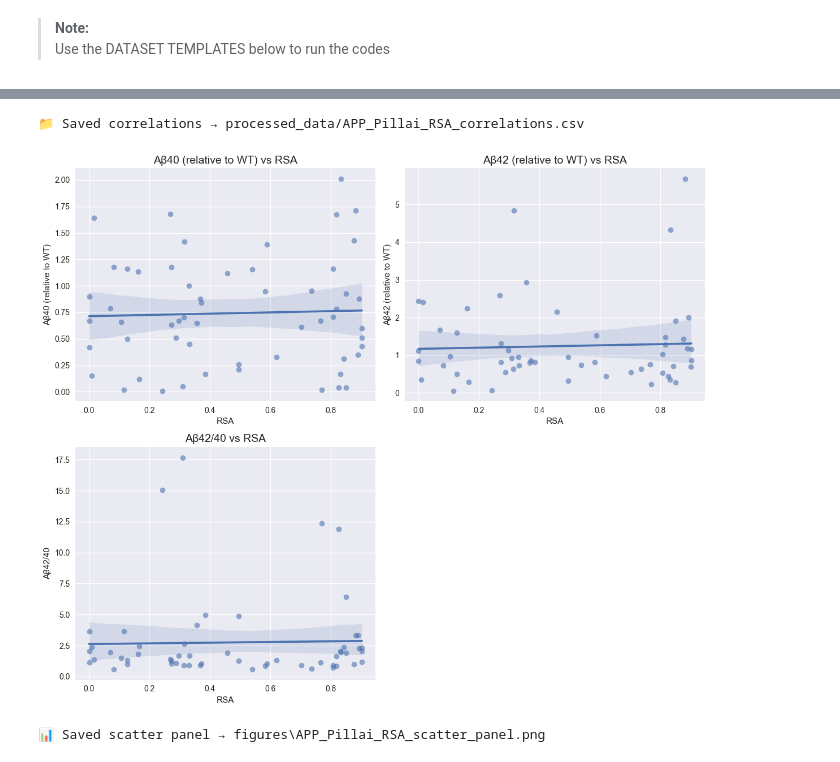
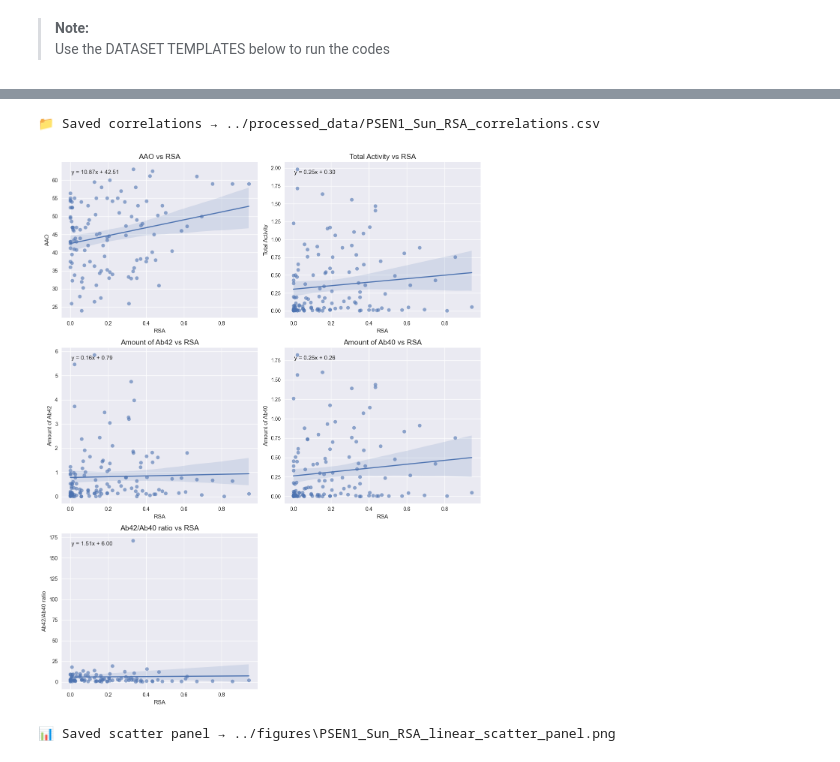
Before and after one commit to jiyeonsongg/am_analysis, a Jupyter notebook: codes/correlation_rsa.ipynb, the cells around one changed output, grey strips where cells are left out. Saved outputs shown, nothing was run; the diff lists cells and outputs as text; code cells hidden in the pictures.

```diff
--- a/codes/correlation_rsa.ipynb
+++ b/codes/correlation_rsa.ipynb
@@ -21,7 +26,13 @@ def extract_position(df, mutation_col="Mutation"):
 # %%
 # --- 2️⃣ Merge RSA with dataset ---
 def merge_rsa(rsa_df, dataset_df, rsa_key="ResNum", data_key="Position"):
-    return pd.merge(dataset_df, rsa_df, left_on=data_key, right_on=rsa_key, how="left")
+    return pd.merge(
+        dataset_df,
+        rsa_df,
+        left_on=data_key,
+        right_on=rsa_key,
+        how="left"
+    )
 # %%
 # --- 3️⃣ Compute Spearman correlations ---
 def compute_rsa_correlations(merged_df, outcome_cols):
@@ -80,9 +122,9 @@ def plot_scatter_panel(merged_df, outcome_cols, dataset_name, save_dir="figures"
 > **Note:**
 > Use the DATASET TEMPLATES below to run the codes
 # %%
-# DATA_NAME = "PSEN1_Sun"
-# RSA_FILE = "processed_data/PSEN1_AF3_RSA.csv"
-# DATASET_FILE = "raw_data/PSEN1_Sun.csv"
-# OUTCOME_COLUMNS = ["AAO", "Total Activity", "Amount of Ab42", "Amount of Ab40", "Ab42/Ab40 ratio"]
+DATA_NAME = "PSEN1_Sun"
+RSA_FILE = "../processed_data/PSEN1_AF3_RSA.csv"
+DATA_FILE = "../raw_data/PSEN1_Sun.csv"
+OUTCOME_COLUMNS = ["AAO", "Total Activity", "Amount of Ab42", "Amount of Ab40", "Ab42/Ab40 ratio"]
 # %%
 # DATA_NAME = "PSEN1_Petit"
@@ -101,13 +143,13 @@ def plot_scatter_panel(merged_df, outcome_cols, dataset_name, save_dir="figures"
 # OUTCOME_COLUMNS = ["Aβ40 (relative to WT)", "Aβ42 (relative to WT)", "Aβ42/40"]
 # %%
-DATA_NAME = "APP_Pillai"
-RSA_FILE = "processed_data/APP_AF3_RSA.csv"
-DATA_FILE = "raw_data/APP_Pillai.csv"
-OUTCOME_COLUMNS = ["Aβ40 (relative to WT)", "Aβ42 (relative to WT)", "Aβ42/40"]
+# DATA_NAME = "APP_Pillai"
+# RSA_FILE = "../processed_data/APP_AF3_RSA.csv"
+# DATA_FILE = "../raw_data/APP_Pillai.csv"
+# OUTCOME_COLUMNS = ["Aβ40 (relative to WT)", "Aβ42 (relative to WT)", "Aβ42/40"]
 # %%
 # --- 5️⃣ Load Files ---
 rsa_df = pd.read_csv(RSA_FILE)
-dataset_df = pd.read_csv(DATASET_FILE)
+dataset_df = pd.read_csv(DATA_FILE)
 # %%
 # --- 6️⃣ Prepare Dataset ---
 dataset_df = extract_position(dataset_df, mutation_col="Mutation")
@@ -144,18 +188,18 @@ corr_df
 # %%
 # --- 9️⃣ Save the correlation ---
-csv_out = f"processed_data/{DATA_NAME}_RSA_correlations.csv"
+csv_out = f"../processed_data/{DATA_NAME}_RSA_correlations.csv"
 corr_df.to_csv(csv_out, index=False)
 print(f"📁 Saved correlations → {csv_out}")
 # %% [output]
-📁 Saved correlations → processed_data/APP_Pillai_RSA_correlations.csv
+📁 Saved correlations → ../processed_data/PSEN1_Sun_RSA_correlations.csv
 # %%
 # --- 🔟 Scatter Plot Panel ---
 plot_scatter_panel(
     merged_df,
     OUTCOME_COLUMNS,
     dataset_name=DATA_NAME,
-    save_dir="figures"
+    save_dir="../figures"
 )
 # %% [output]
-[figure, old version]
+[figure, new version]
-📊 Saved scatter panel → figures\APP_Pillai_RSA_scatter_panel.png
+📊 Saved scatter panel → ../figures\PSEN1_Sun_RSA_linear_scatter_panel.png
```
Also changed, not shown: parts of 10 cells of this notebook, 3 other files.
